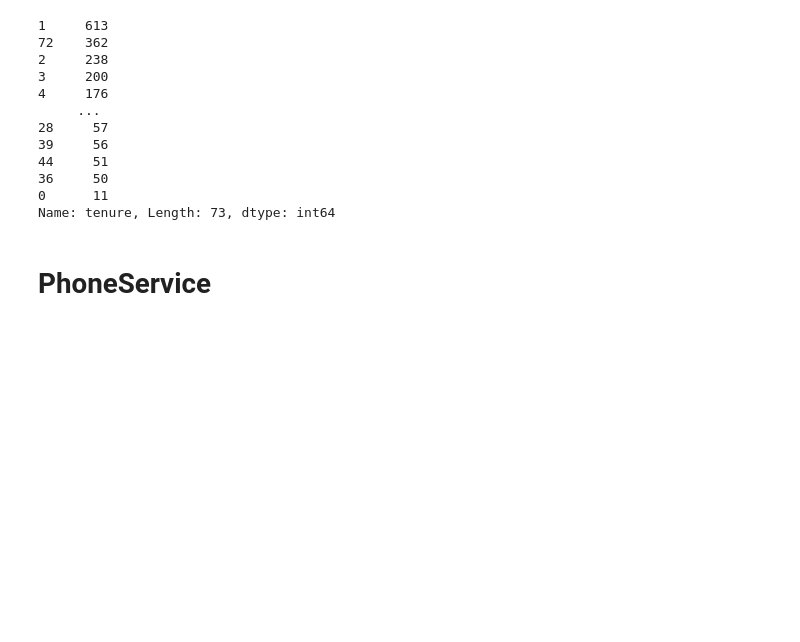
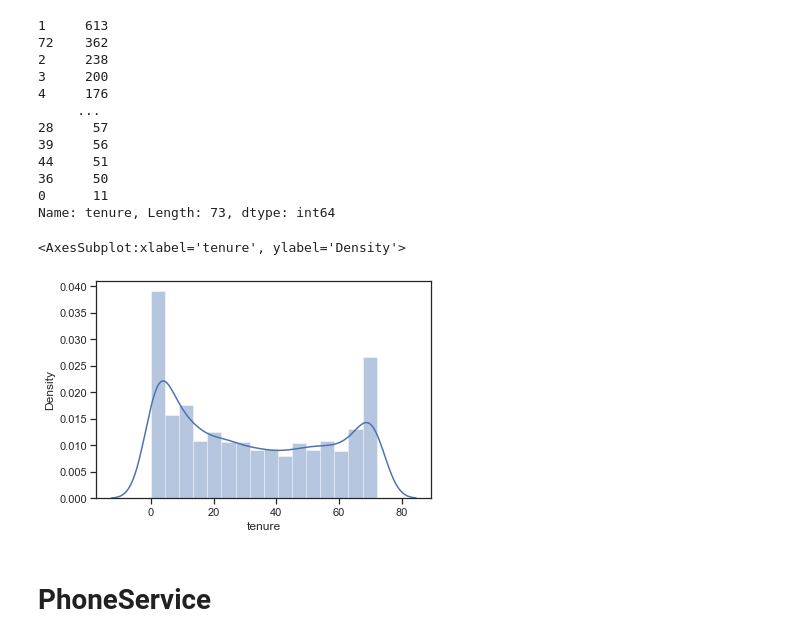
Before and after one commit to mohittomar2008/Customer-Churn-Analysis, a Jupyter notebook: Customer Churn Analysis.ipynb, the cells around one changed output. Cells and saved outputs as stored; diff of their text form; code cells hidden in the pictures; blank space fills up the shorter version.

```diff
--- a/Customer Churn Analysis.ipynb
+++ b/Customer Churn Analysis.ipynb
@@ -258,6 +263,11 @@ df['tenure'].value_counts()
 36     50
 0      11
 Name: tenure, Length: 73, dtype: int64
+# %%
+sns.distplot(df['tenure'])
+# %% [output]
+<AxesSubplot:xlabel='tenure', ylabel='Density'>
+[figure, added]
 # %% [markdown]
 # PhoneService
 # %%
```
Also changed, not shown: parts of 139 cells of this notebook, 1 other file.
